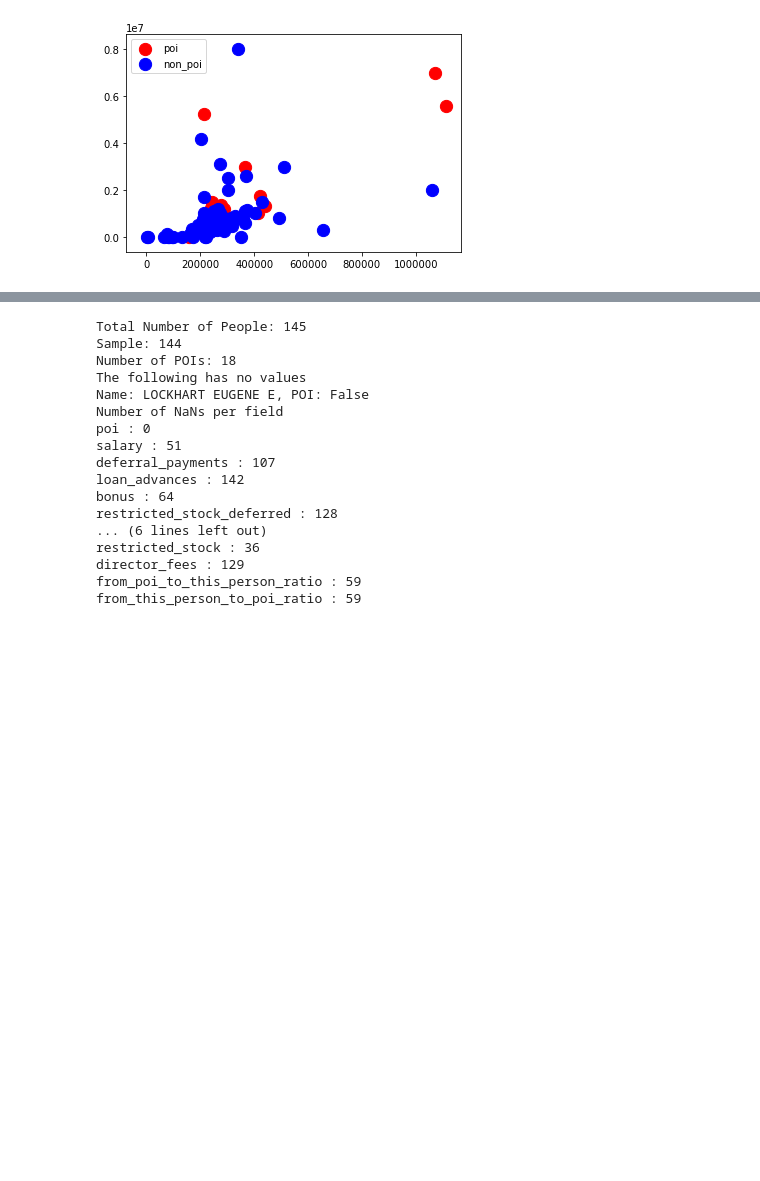
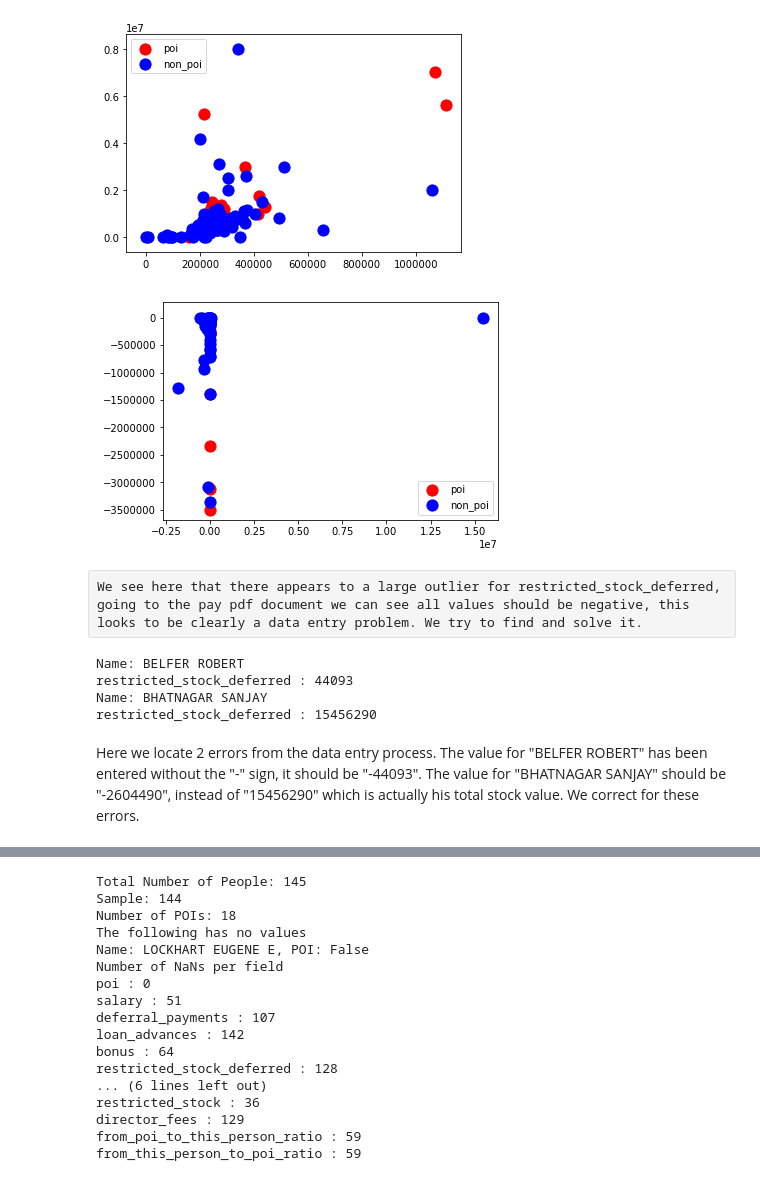
Before and after one commit to jeff-tj/machine-learning, a Jupyter notebook: final_project/project7.ipynb, the cells around one changed output, grey strips where cells are left out. Drawn from its saved outputs; the diff is of its cells as text; code cells hidden in the pictures; blank space fills up the shorter version.

```diff
--- a/final_project/project7.ipynb
+++ b/final_project/project7.ipynb
@@ -80,7 +80,7 @@ from tester import dump_classifier_and_data
 # Some helpful functions
 
 # Function to quick plot
-def poi_scatter(labels, data, x=0, y=1, x_label=None, y_label=None, size=150):
+def poi_scatter(labels, data, x=0, y=1, x_label=None, y_label=None, size=125):
     """
     Function to quickly plot a scatter with poi marked out
     Defaults to plotting the second column vs. first column
@@ -165,6 +165,29 @@ plot_labels, plot_features = targetFeatureSplit(plot_data)
 poi_scatter(plot_labels, plot_features)
 # %% [output]
 [figure]
+# %%
+# Other outliers picked up in EDA (project7_eda.Rmd)
+plot_data = featureFormat(data_dict, ["poi", "restricted_stock_deferred", "deferred_income"], sort_keys = True)
+plot_labels, plot_features = targetFeatureSplit(plot_data)
+poi_scatter(plot_labels, plot_features)
+# %% [output]
+[figure, added]
+# %% [raw]
+We see here that there appears to a large outlier for restricted_stock_deferred, going to the pay pdf document we can see all values should be negative, this looks to be clearly a data entry problem. We try to find and solve it.
+# %%
+for person in data_dict.keys():
+    person_data = data_dict[person]
+    field = "restricted_stock_deferred"
+    if float(person_data[field]) > 0:
+        print "Name: %s" % person
+        print "%s : %s" % (field, person_data[field])
+# %% [output]
+Name: BELFER ROBERT
+restricted_stock_deferred : 44093
+Name: BHATNAGAR SANJAY
+restricted_stock_deferred : 15456290
+# %% [markdown]
+Here we locate 2 errors from the data entry process. The value for "BELFER ROBERT" has been entered without the "-" sign, it should be "-44093". The value for "BHATNAGAR SANJAY" should be "-2604490", instead of "15456290" which is actually his total stock value. We correct for these errors.
 # %%
 ### Task 3: Create new feature(s)
 ### Store to my_dataset for easy export below.
```
Also changed, not shown: parts of 5 cells of this notebook, 2 other files.
